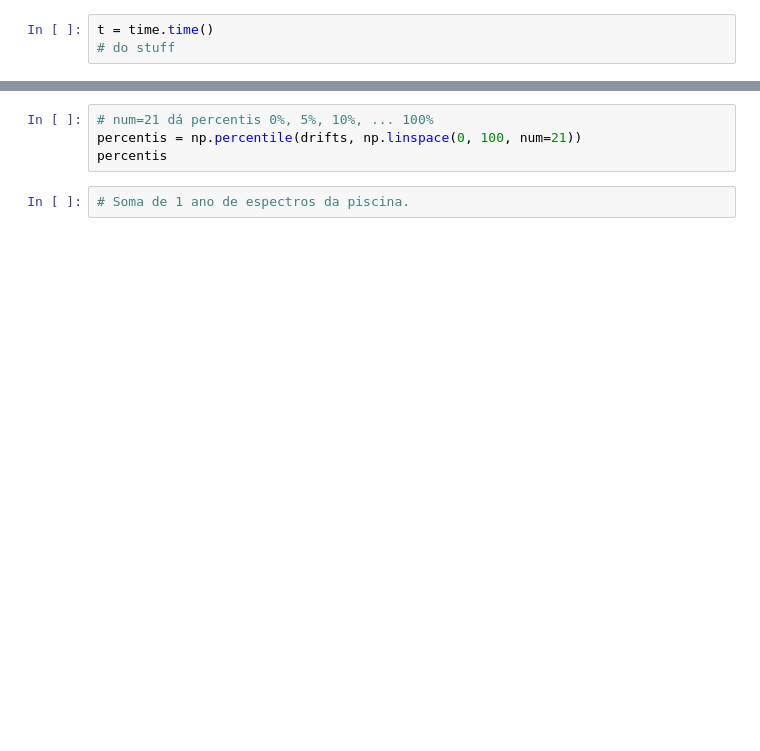
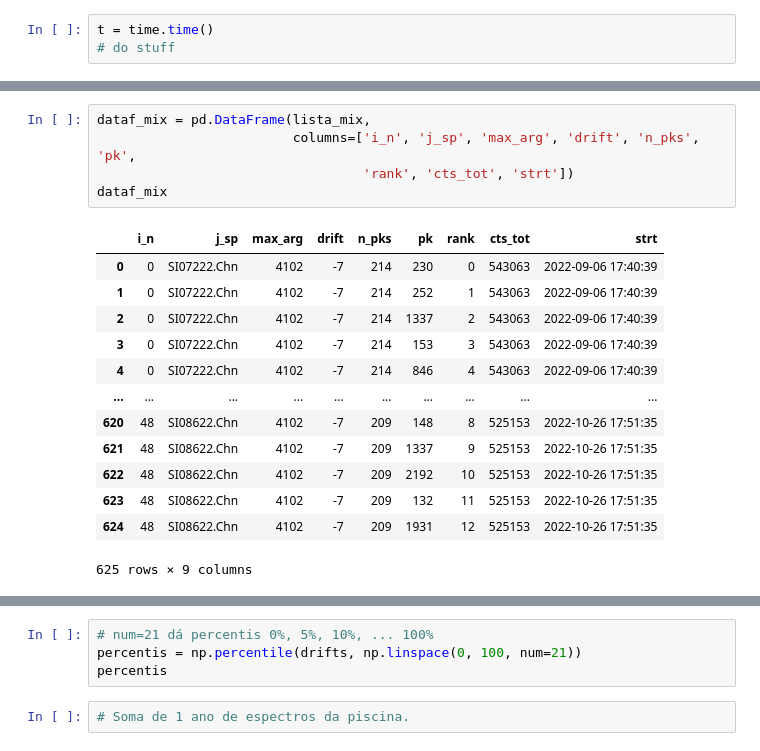
Before and after one commit to terrabela/OGRaySpY, a Jupyter notebook: src/Piscinas_2022_2023.ipynb, the cells around one changed output, grey strips where cells are left out. Cells and saved outputs as stored; diff of their text form; blank space fills up the shorter version.

```diff
--- a/src/Piscinas_2022_2023.ipynb
+++ b/src/Piscinas_2022_2023.ipynb
@@ -256,0 +346,19 @@ for i_sp, j_sp in zip(fil_lst, reduc_nms):
+# %%
+dataf_mix = pd.DataFrame(lista_mix,
+                         columns=['i_n', 'j_sp', 'max_arg', 'drift', 'n_pks', 'pk',
+                                  'rank', 'cts_tot', 'strt'])
+dataf_mix
+# %% [output]
+|  | i_n | j_sp | max_arg | drift | n_pks | pk | rank | cts_tot | strt |
+| 0 | 0 | SI07222.Chn | 4102 | -7 | 214 | 230 | 0 | 543063 | 2022-09-06 17:40:39 |
+| 1 | 0 | SI07222.Chn | 4102 | -7 | 214 | 252 | 1 | 543063 | 2022-09-06 17:40:39 |
+| 2 | 0 | SI07222.Chn | 4102 | -7 | 214 | 1337 | 2 | 543063 | 2022-09-06 17:40:39 |
+| 3 | 0 | SI07222.Chn | 4102 | -7 | 214 | 153 | 3 | 543063 | 2022-09-06 17:40:39 |
+| 4 | 0 | SI07222.Chn | 4102 | -7 | 214 | 846 | 4 | 543063 | 2022-09-06 17:40:39 |
+| ... | ... | ... | ... | ... | ... | ... | ... | ... | ... |
+| 620 | 48 | SI08622.Chn | 4102 | -7 | 209 | 148 | 8 | 525153 | 2022-10-26 17:51:35 |
+| 621 | 48 | SI08622.Chn | 4102 | -7 | 209 | 1337 | 9 | 525153 | 2022-10-26 17:51:35 |
+| 622 | 48 | SI08622.Chn | 4102 | -7 | 209 | 2192 | 10 | 525153 | 2022-10-26 17:51:35 |
+| 623 | 48 | SI08622.Chn | 4102 | -7 | 209 | 132 | 11 | 525153 | 2022-10-26 17:51:35 |
+| 624 | 48 | SI08622.Chn | 4102 | -7 | 209 | 1931 | 12 | 525153 | 2022-10-26 17:51:35 |
+625 rows × 9 columns
```
Also changed, not shown: parts of 26 cells of this notebook, 1 other file.
